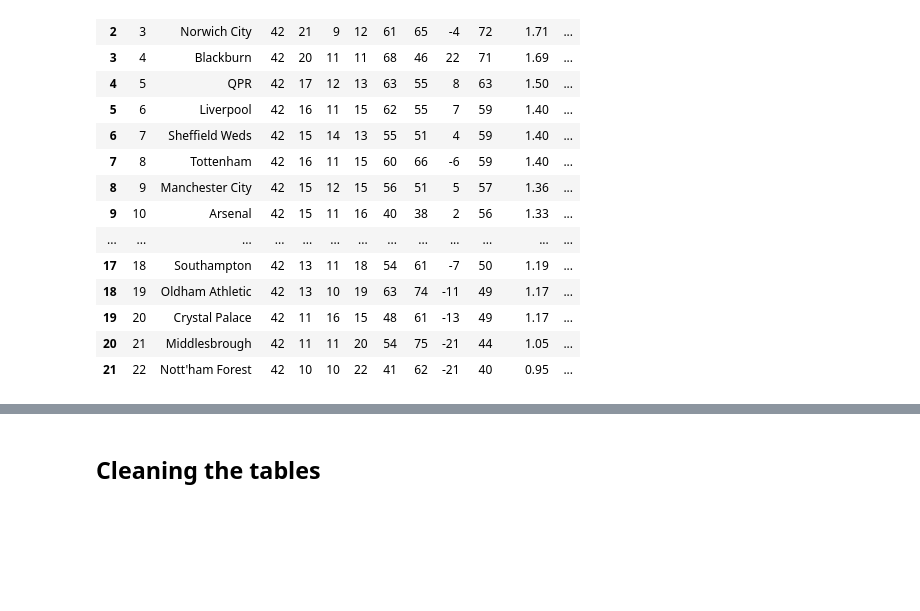
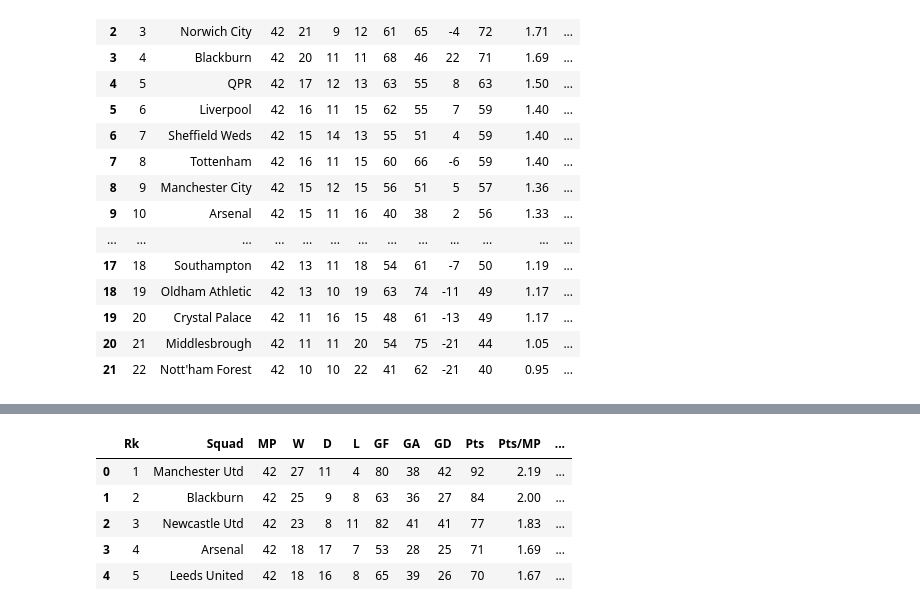
Before and after one commit to Aniket-Raikwar1/Premier_League_data_analysis, a Jupyter notebook: Analysing premier league seasons.ipynb, the cells around one changed output, grey strips where cells are left out. Cells and saved outputs as stored; diff of their text form; code cells hidden in the pictures; blank space fills up the shorter version.

```diff
--- a/Analysing premier league seasons.ipynb
+++ b/Analysing premier league seasons.ipynb
@@ -203,2 +183,0 @@ season_table_2021
-# %% [markdown]
-## Cleaning the tables
@@ -206,0 +184,9 @@ season
+# %%
+season_table_1993.head()
+# %% [output]
+|  | Rk | Squad | MP | W | D | L | GF | GA | GD | Pts | Pts/MP | ... |
+| 0 | 1 | Manchester Utd | 42 | 27 | 11 | 4 | 80 | 38 | 42 | 92 | 2.19 | ... |
+| 1 | 2 | Blackburn | 42 | 25 | 9 | 8 | 63 | 36 | 27 | 84 | 2.00 | ... |
+| 2 | 3 | Newcastle Utd | 42 | 23 | 8 | 11 | 82 | 41 | 41 | 77 | 1.83 | ... |
+| 3 | 4 | Arsenal | 42 | 18 | 17 | 7 | 53 | 28 | 25 | 71 | 1.69 | ... |
+| 4 | 5 | Leeds United | 42 | 18 | 16 | 8 | 65 | 39 | 26 | 70 | 1.67 | ... |
```
Also changed, not shown: parts of 26 cells of this notebook, 1 other file.
